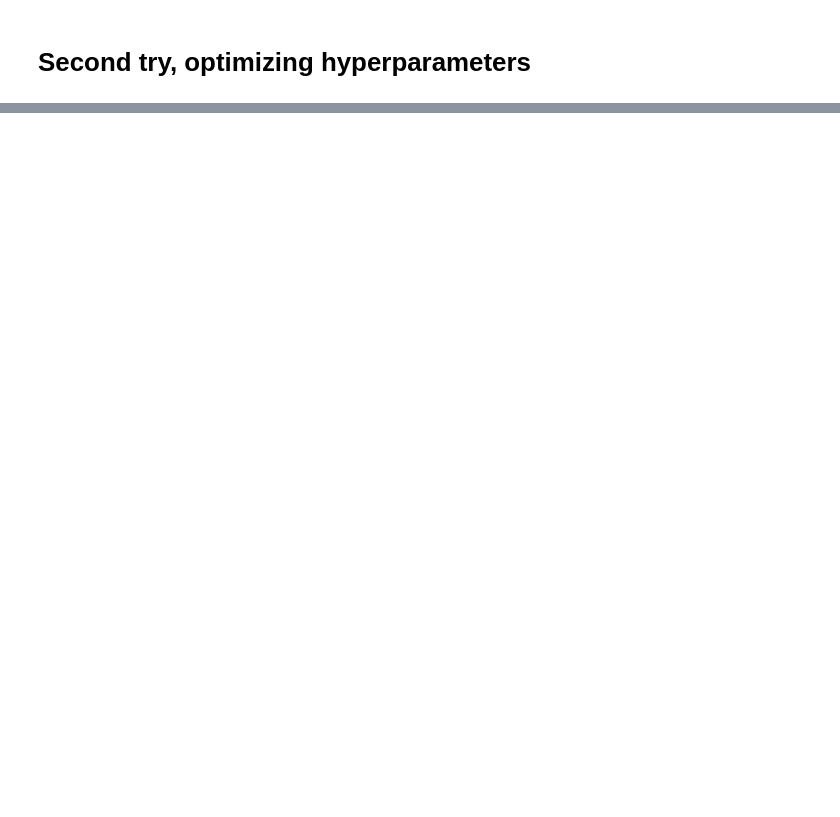
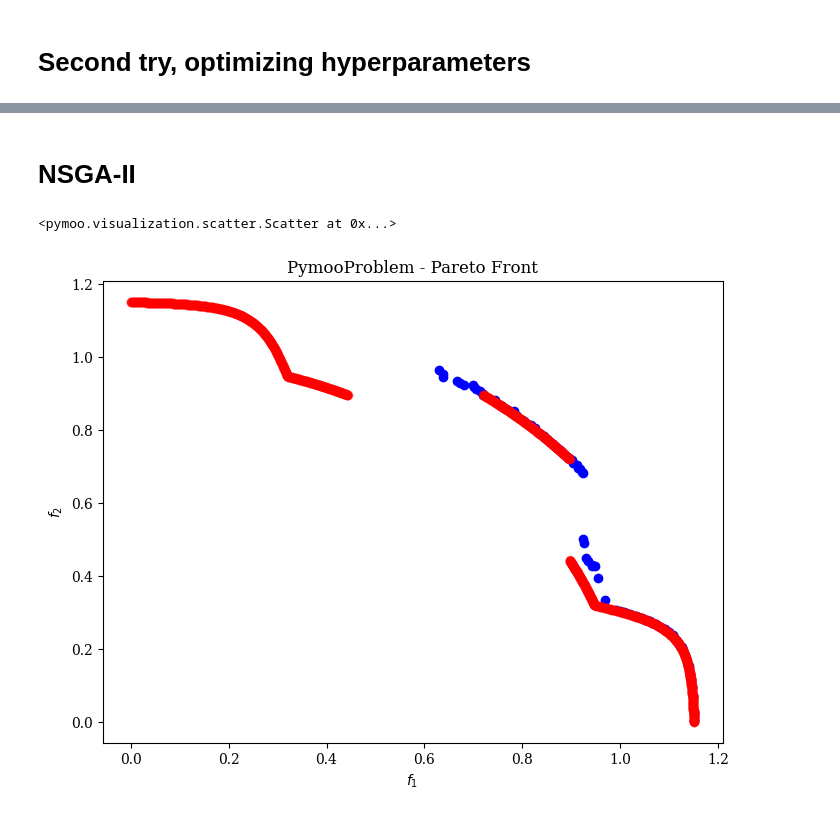
Before and after one commit to yabol02/practica_biocomp, a Jupyter notebook: notebooks/mw7.ipynb, the cells around one changed output, grey strips where cells are left out. Saved outputs shown, nothing was run; the diff lists cells and outputs as text; code cells hidden in the pictures; blank space fills up the shorter version.

```diff
--- a/notebooks/mw7.ipynb
+++ b/notebooks/mw7.ipynb
@@ -218,0 +212,31 @@ array([0.52280793, 0.95186993, 0.82422418, 0.88247223, 0.84951623,
+# %%
+config = ProblemConfig(max_evaluations=10000, seed=42, output_dir="results/zdt1")
+
+# Problem
+name = "mw7"
+problem = PymooProblemConstraints(config, name, n_var=30)
+
+# Operators
+initialization = RandomInitialization()
+selection = ParetoSelection()
+crossover = BlendCrossover(alpha=0.5)
+mutation = UniformMutation(mutation_rate=0.005, bounds=problem.get_bounds())
+replacement = GenerationalReplacement()
+
+# Genetic Algorithm
+ga = GeneticAlgorithmMO(
+    problem=problem,
+    population_size=50,
+    initialization=initialization,
+    selection=selection,
+    crossover=crossover,
+    mutation=mutation,
+    replacement=replacement,
+)
+
+result = ga.run()
+
+print_result(result)
+
+front = problem.plot_pareto_front(True)
+front.show()
@@ -218,0 +263,9 @@ array([0.52280793, 0.95186993, 0.82422418, 0.88247223, 0.84951623,
+# %% [markdown]
+# NSGA-II
+# %%
+res2 = problem.get_nsga2_result()
+front2 = problem.plot_pareto_front(True)
+front2.show()
+# %% [output]
+<pymoo.visualization.scatter.Scatter at 0x...>
+[figure, added]
```
Also changed, not shown: parts of 15 cells of this notebook, 1 other file.
